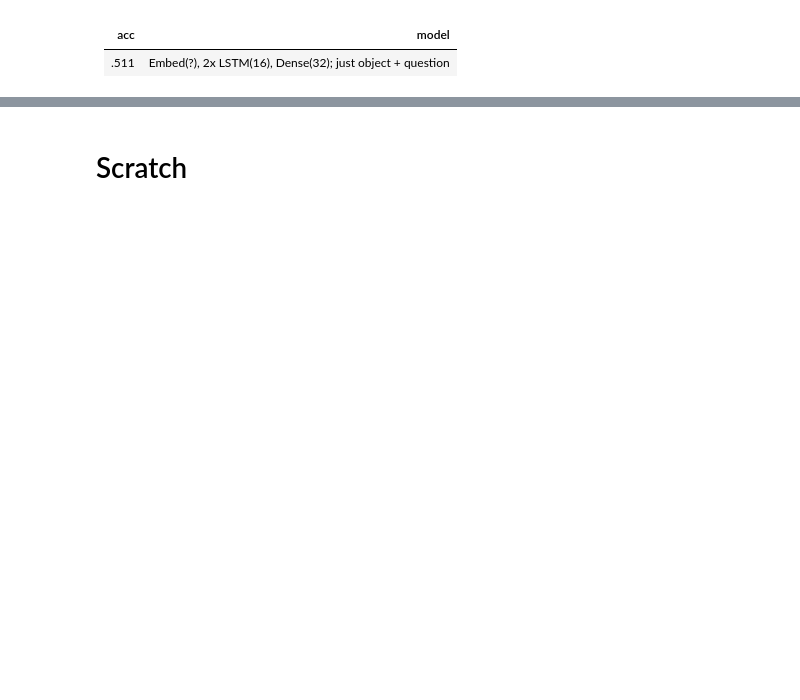
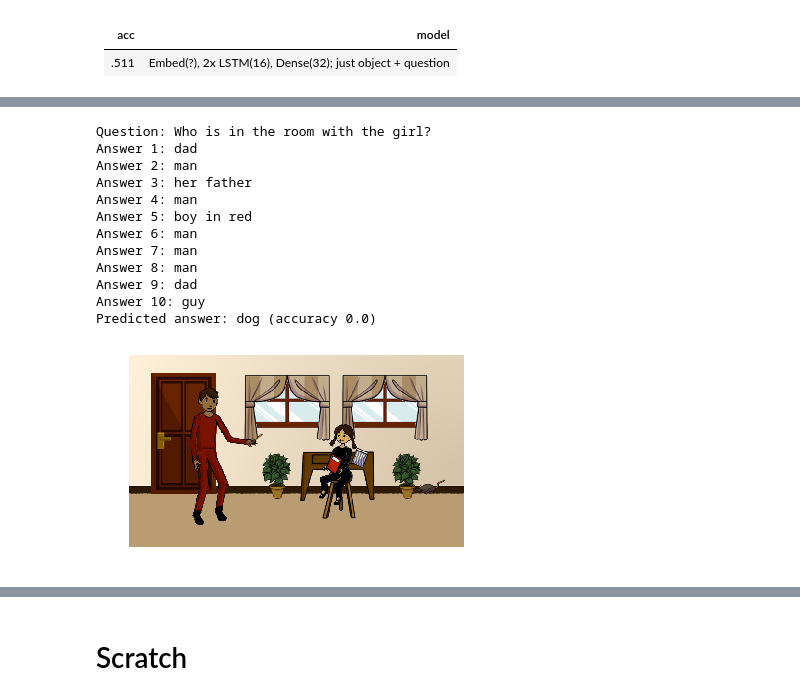
Before and after one commit to neighthan/computer_vision, a Jupyter notebook: vqa/vqa.ipynb, the cells around one changed output, grey strips where cells are left out. Saved outputs shown, nothing was run; the diff lists cells and outputs as text; code cells hidden in the pictures; blank space fills up the shorter version.

```diff
--- a/vqa/vqa.ipynb
+++ b/vqa/vqa.ipynb
@@ -1227,0 +1911,3 @@ acc | model
+# %%
+results_file = 'results.json'
+create_predictions_file(model_name, models_dir='models/', split='val', inputs=val_inputs, fname=results_file)
@@ -1227,0 +1919,9 @@ acc | model
+# %%
+answers_file = f'data/{split}/abstract_v002_{split}2015_annotations.json'
+questions_file = f'data/{split}/MultipleChoice_abstract_v002_{split}2015_questions.json'
+
+vqa = VQA(answers_file, questions_file)
+vqa_results = vqa.loadRes(results_file, questions_file)
+vqa_eval = VQAEval(vqa, vqa_results, n=3)
+
+vqa_eval.evaluate()
@@ -1227,0 +1967,35 @@ acc | model
+# %%
+low_acc_thresh = 35
+evals = [ques_id for ques_id in vqa_eval.evalQA if vqa_eval.evalQA[ques_id] < low_acc_thresh]
+
+img_dir = f'data/{split}/images'
+
+if len(evals) > 0:
+    randomEval = int(np.random.choice(evals))
+    randomAnn = vqa.loadQA(randomEval)
+    vqa.showQA(randomAnn)
+
+    ann = vqa_results.loadQA(randomEval)[0]
+    print(f"Predicted answer: {ann['answer']} (accuracy {vqa_eval.evalQA[randomEval]:.3})")
+
+    imgId = randomAnn[0]['image_id']
+    img_path = f'{img_dir}/abstract_v002_{split}2015_{str(imgId).zfill(12)}.jpg'
+
+    if os.path.isfile(img_path):
+        img = plt.imread(img_path)
+        plt.imshow(img)
+        plt.axis('off')
+# %% [output]
+Question: Who is in the room with the girl?
+Answer 1: dad
+Answer 2: man
+Answer 3: her father
+Answer 4: man
+Answer 5: boy in red
+Answer 6: man
+Answer 7: man
+Answer 8: man
+Answer 9: dad
+Answer 10: guy
+Predicted answer: dog (accuracy 0.0)
+[figure, added]
```
Also changed, not shown: parts of 159 cells of this notebook, 10 other files.
